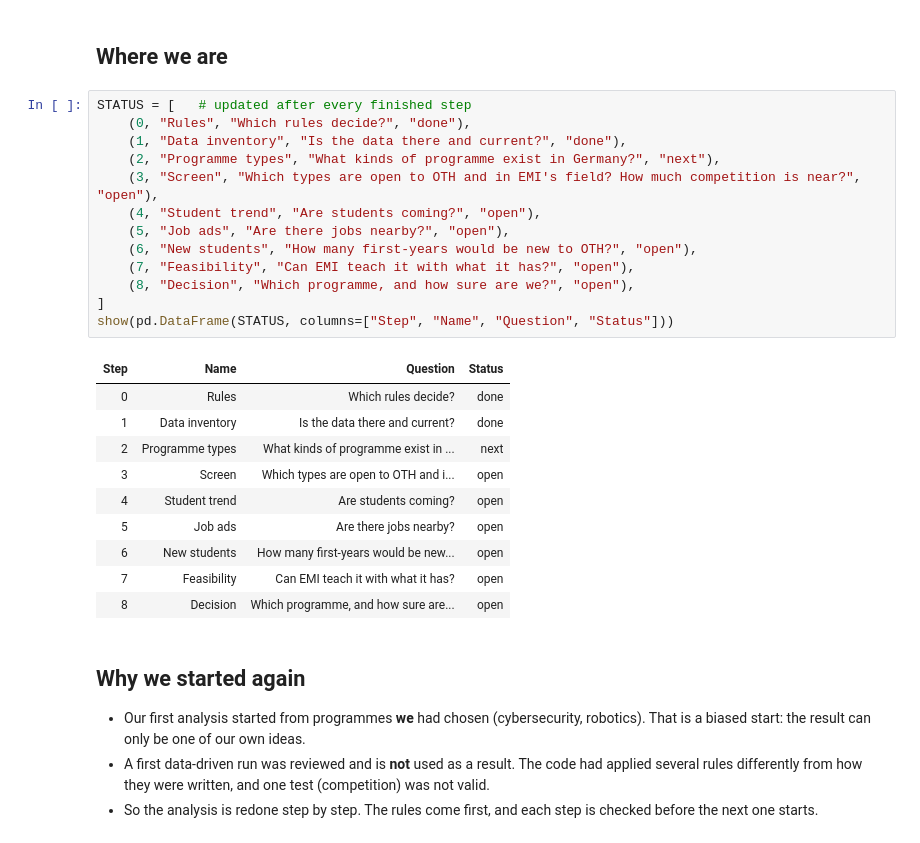
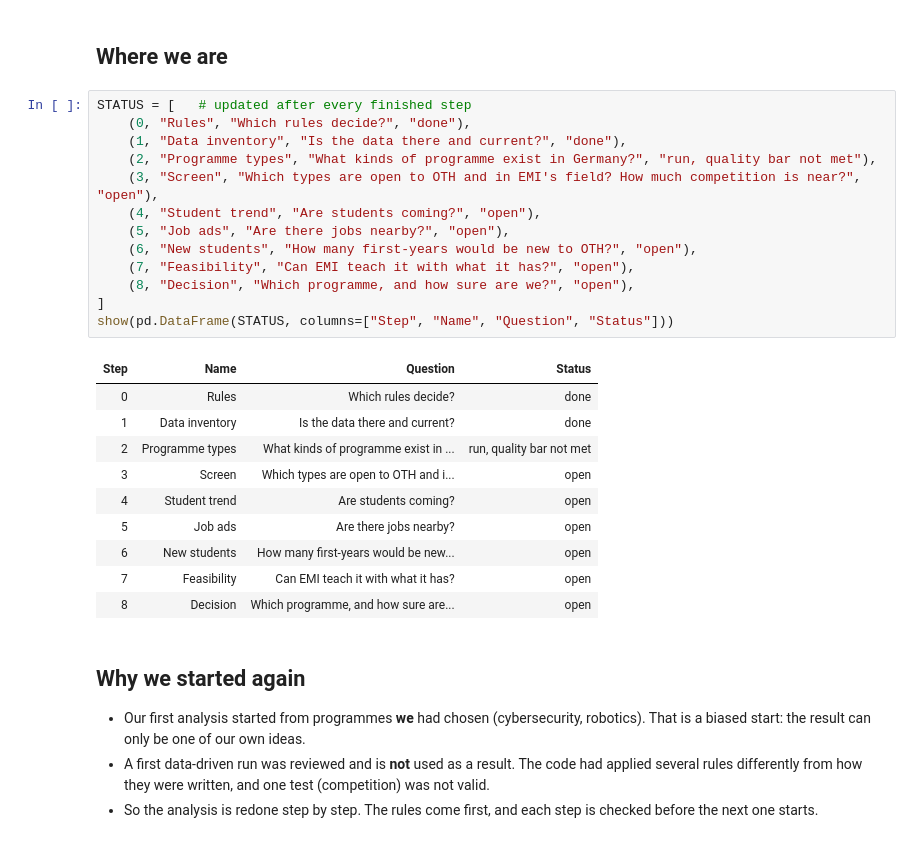
Before and after one commit to SomanthaManuranga/study-program-intelligence, a Jupyter notebook: notebooks/funnel_progress.ipynb, the cells around one changed output. Saved outputs shown, nothing was run; the diff lists cells and outputs as text.

```diff
--- a/notebooks/funnel_progress.ipynb
+++ b/notebooks/funnel_progress.ipynb
@@ -33,21 +33,21 @@ Rules loaded: 17 blocks - definitions, universe, text, similarity, discovery, po
 # %%
 STATUS = [   # updated after every finished step
     (0, "Rules", "Which rules decide?", "done"),
     (1, "Data inventory", "Is the data there and current?", "done"),
-    (2, "Programme types", "What kinds of programme exist in Germany?", "next"),
+    (2, "Programme types", "What kinds of programme exist in Germany?", "run, quality bar not met"),
     (3, "Screen", "Which types are open to OTH and in EMI's field? How much competition is near?", "open"),
     (4, "Student trend", "Are students coming?", "open"),
     (5, "Job ads", "Are there jobs nearby?", "open"),
     (6, "New students", "How many first-years would be new to OTH?", "open"),
     (7, "Feasibility", "Can EMI teach it with what it has?", "open"),
     (8, "Decision", "Which programme, and how sure are we?", "open"),
 ]
 show(pd.DataFrame(STATUS, columns=["Step", "Name", "Question", "Status"]))
 # %% [output]
 | Step | Name | Question | Status |
 | 0 | Rules | Which rules decide? | done |
 | 1 | Data inventory | Is the data there and current? | done |
-| 2 | Programme types | What kinds of programme exist in ... | next |
+| 2 | Programme types | What kinds of programme exist in ... | run, quality bar not met |
 | 3 | Screen | Which types are open to OTH and i... | open |
 | 4 | Student trend | Are students coming? | open |
 | 5 | Job ads | Are there jobs nearby? | open |
```
Also changed, not shown: parts of 11 cells of this notebook, 3 other files.
